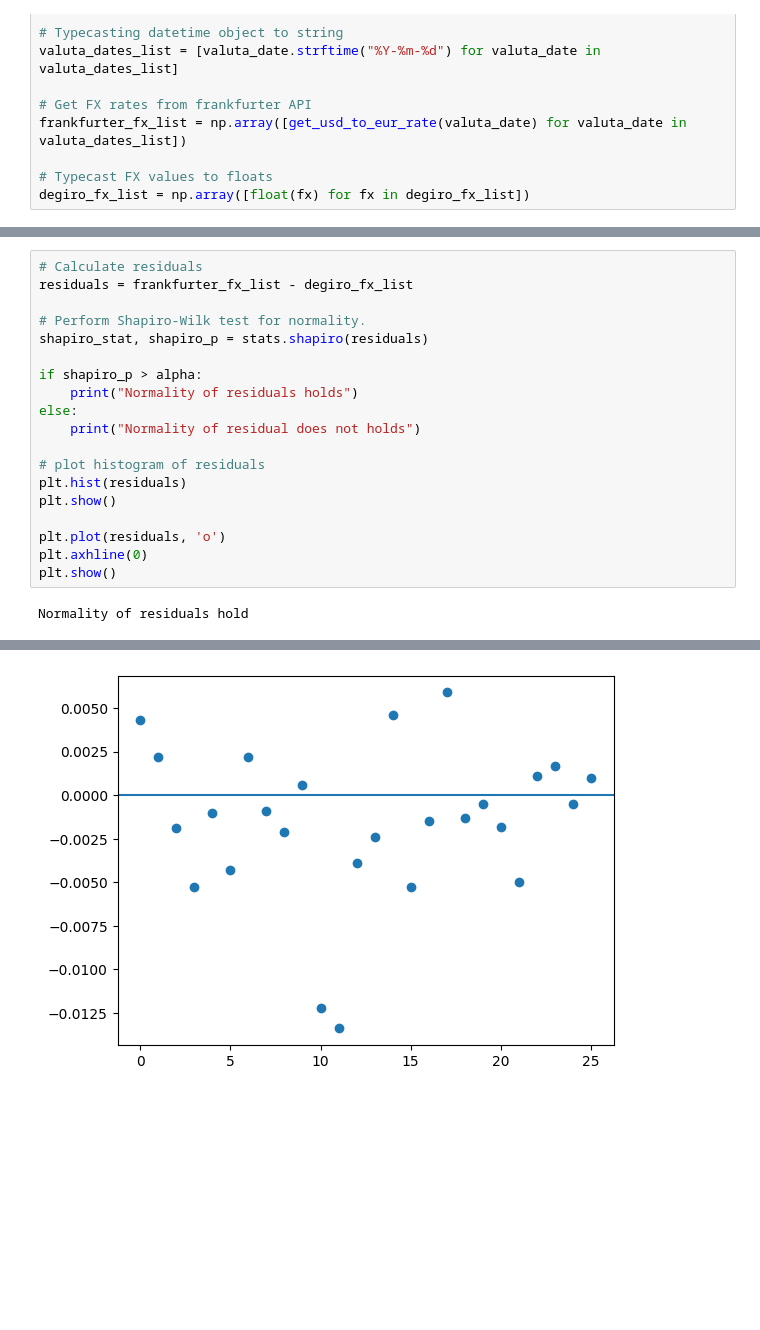
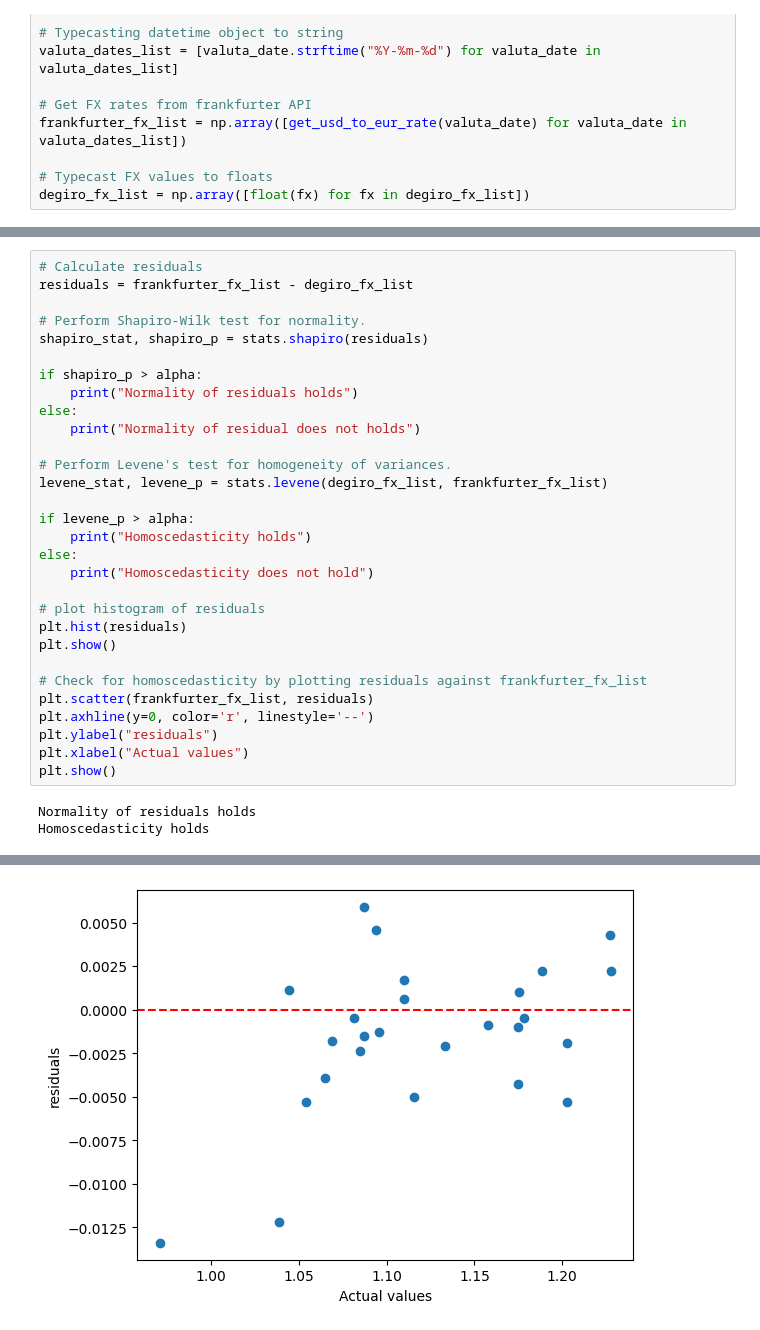
Before and after one commit to Heinen1/degiro_analyser, a Jupyter notebook: research-fx.ipynb, the cells around one changed output, grey strips where cells are left out. Saved outputs shown, nothing was run; the diff lists cells and outputs as text; blank space fills up the shorter version.

Commit message:
updated notebook (compare FX degiro and ecb)

```diff
--- a/research-fx.ipynb
+++ b/research-fx.ipynb
@@ -96,23 +100,35 @@ No difference in FX
 # %%
 # Calculate residuals
 residuals = frankfurter_fx_list - degiro_fx_list
 
 # Perform Shapiro-Wilk test for normality.
 shapiro_stat, shapiro_p = stats.shapiro(residuals)
 
 if shapiro_p > alpha:
     print("Normality of residuals holds")
 else:
     print("Normality of residual does not holds")
 
+# Perform Levene's test for homogeneity of variances.
+levene_stat, levene_p = stats.levene(degiro_fx_list, frankfurter_fx_list)
+
+if levene_p > alpha:
+    print("Homoscedasticity holds")
+else:
+    print("Homoscedasticity does not hold")
+
 # plot histogram of residuals
 plt.hist(residuals)
 plt.show()
 
-plt.plot(residuals, 'o')
-plt.axhline(0)
+# Check for homoscedasticity by plotting residuals against frankfurter_fx_list
+plt.scatter(frankfurter_fx_list, residuals)
+plt.axhline(y=0, color='r', linestyle='--')
+plt.ylabel("residuals")
+plt.xlabel("Actual values")
 plt.show()
 # %% [output]
-Normality of residuals hold
+Normality of residuals holds
+Homoscedasticity holds
 [figure]
-[figure, old version]
+[figure, new version]
```
Also changed, not shown: parts of 5 cells of this notebook.
